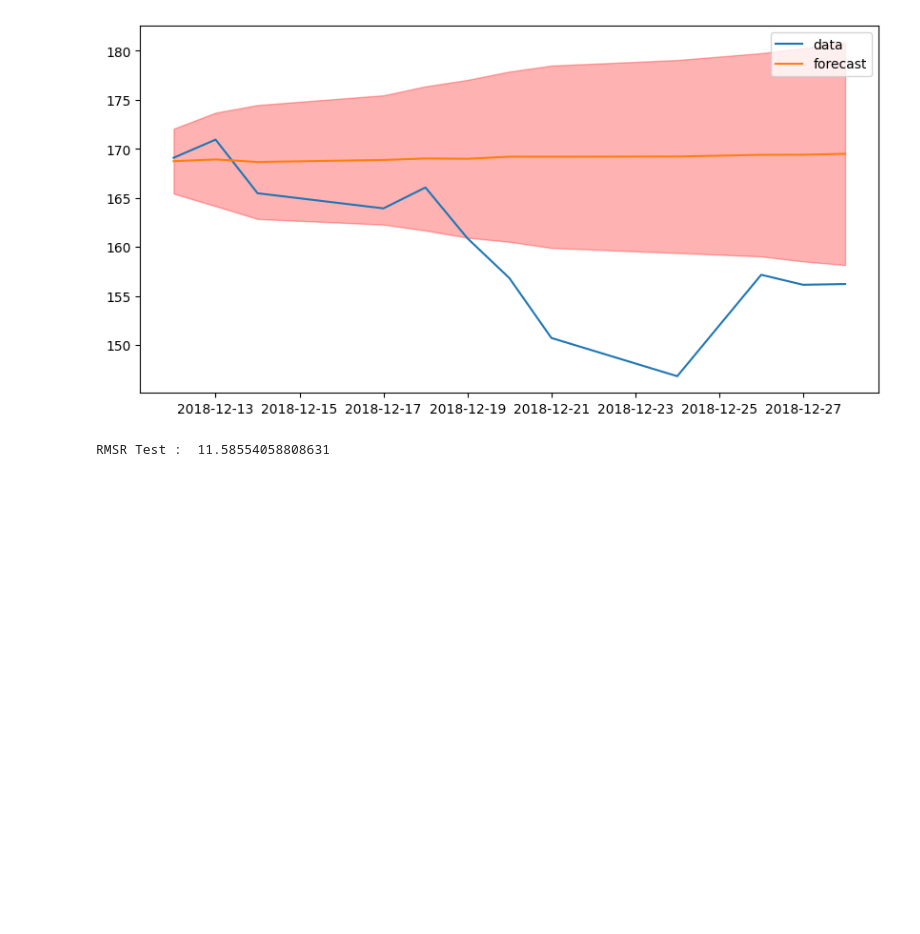
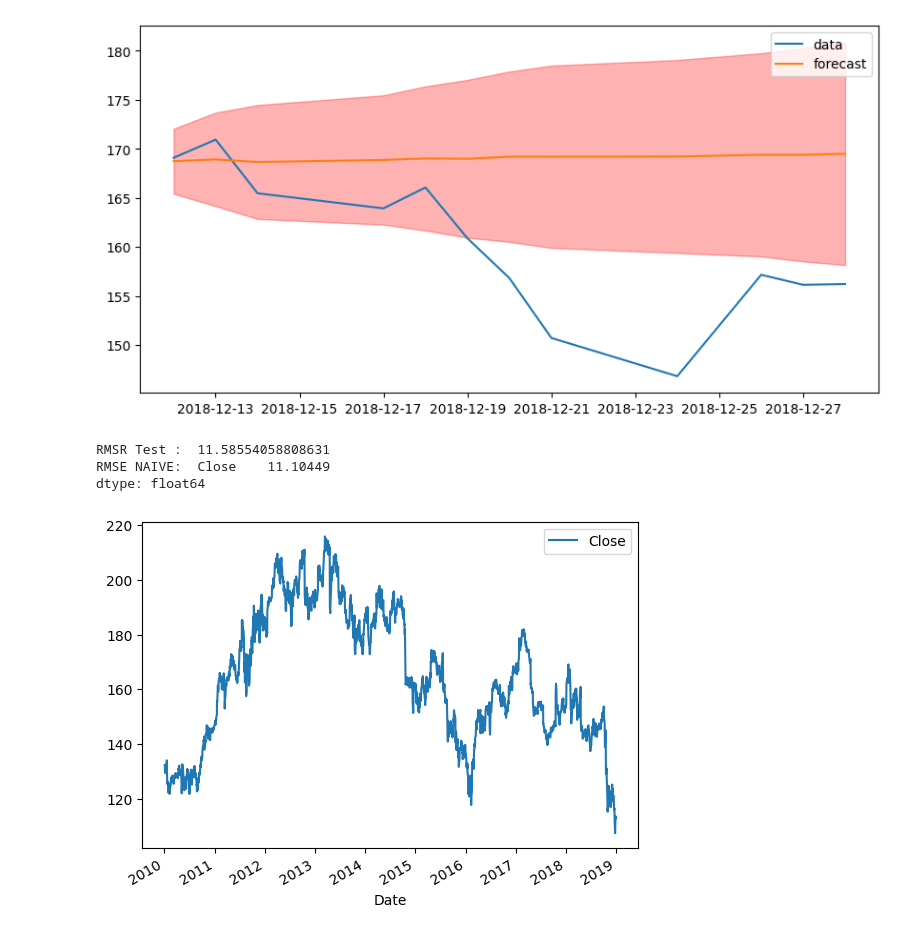
Before and after one commit to yeesem/Time-Series-Data-Analysis, a Jupyter notebook: ARIMA_4.ipynb, the cells around one changed output. Drawn from its saved outputs; the diff is of its cells as text; code cells hidden in the pictures; blank space fills up the shorter version.

```diff
--- a/ARIMA_4.ipynb
+++ b/ARIMA_4.ipynb
@@ -250,5 +250,13 @@ plot_test(model,test)
 [figure]
 # %%
 print('RMSR Test : ', np.sqrt( mean_squared_error(test,model.predict(NTest)) ))
+print("RMSE NAIVE: ", rmse(train.iloc[-1],test))
 # %% [output]
 RMSR Test :  11.58554058808631
+RMSE NAIVE:  Close    11.10449
+dtype: float64
+# %%
+ibm = df[df['Name'] == 'IBM'][['Close']]
+ibm.plot();
+# %% [output]
+[figure, added]
```
Also changed, not shown: parts of 6 cells of this notebook.
